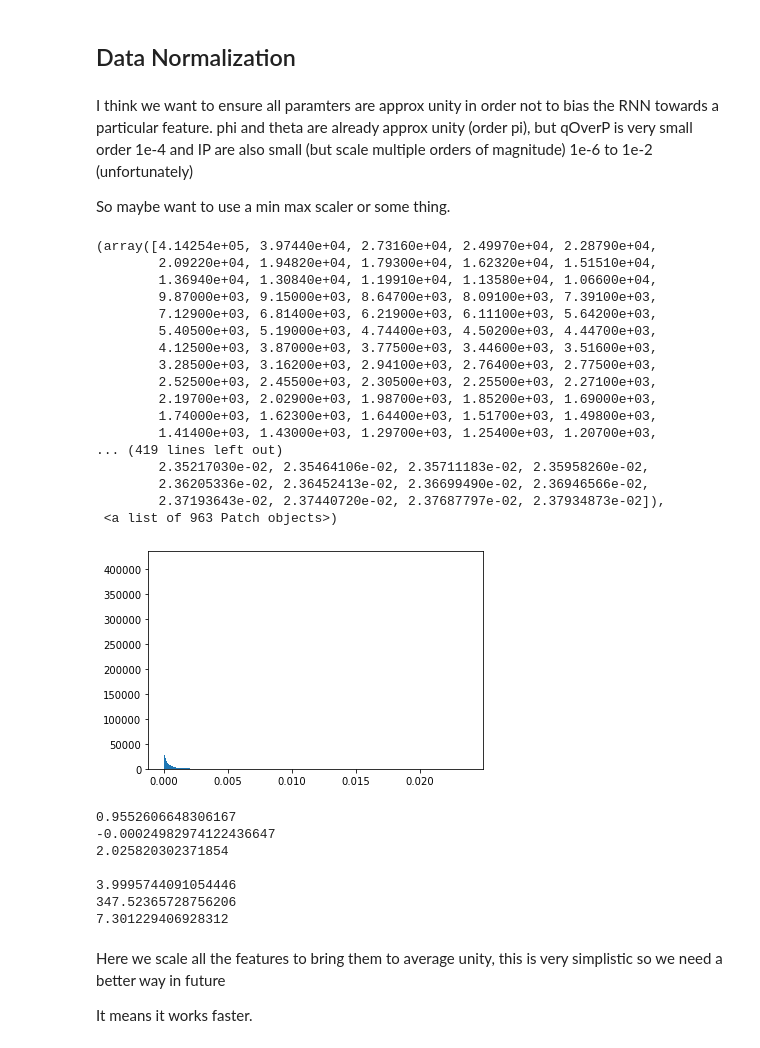
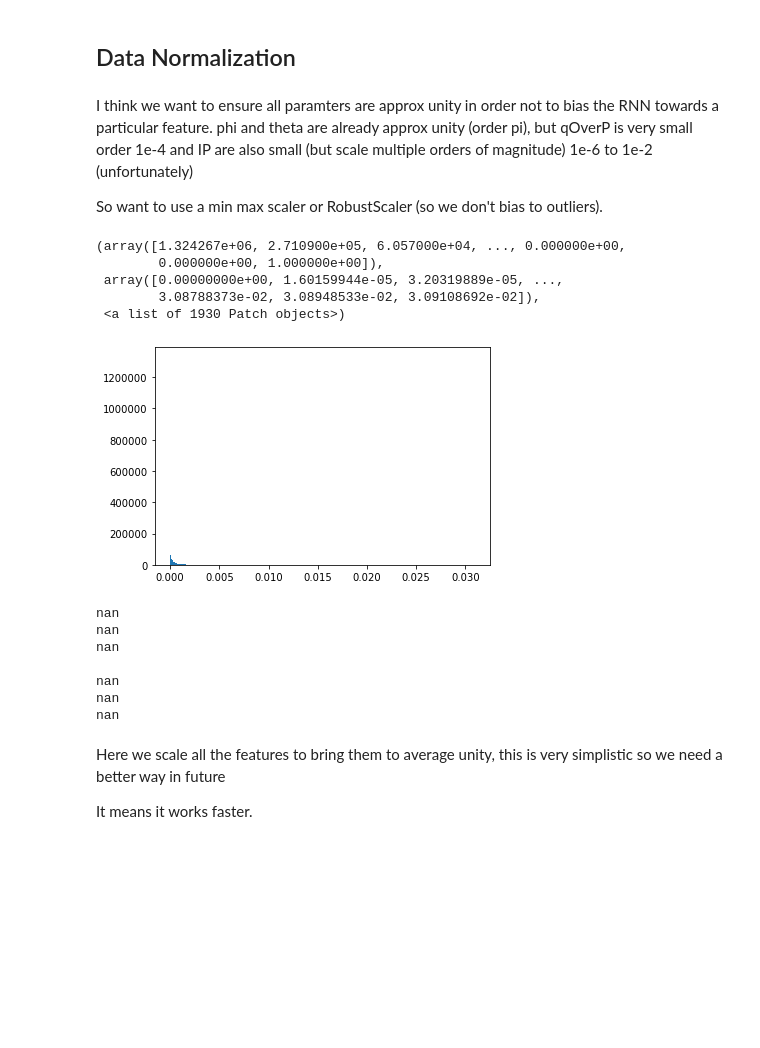
Before and after one commit to gregbarbour/RNNProject, a Jupyter notebook: an_rnn_example.ipynb, the cells around one changed output. Drawn from its saved outputs; the diff is of its cells as text; code cells hidden in the pictures; blank space fills up the shorter version.

```diff
--- a/an_rnn_example.ipynb
+++ b/an_rnn_example.ipynb
@@ -21,7 +23,7 @@ For features, first try d0, z0, phi, theta, qOverP, (refPx, refPy, refPz)?. Esse
 
 For labels, Xs, Ys, Zs, Xt, Yt, Zt. That is the secondary and tertiary vertices. Omit the primary as this has been fixed to (0,0,0). This will require some smart selection for c and light jets, where not all vertices are present. If a vertex is not present, could try predicting (0,0,0) or (-1,-1,-1) or previous vertex (prim or sec).
 # %%
-bjets_DF = pd.read_pickle("./bjets_reverse_order_prims.pkl")
+bjets_DF = pd.read_pickle("./bjets_reverse_prims_jetKinTrack.pkl")
 #cjets_DF = pd.read_pickle("./cjets.pkl")
 #ljets_DF = pd.read_pickle("./ljets.pkl")
 # %%
@@ -85,13 +83,3 @@ Maybe want to move this section and order later, after normalization
 np.min(X[:,:,0])
 # %% [output]
 nan
-# %%
-%%time
-
-# This code should do the trick, ordering here by d0 in descinding order,
-# checked that there are no d0 negative vals, so i don't take absolute values
-
-for jet in range(len(bjets_DF)):
-    mat=np.nan_to_num(X[jet]) # Converts nan to 0.0 !!! May need to run this step later if want to minmax scale
-    mat_sort = mat[mat[:,0].argsort()[::-1]]
-    X[jet]=mat_sort
@@ -104,33 +88,20 @@ Wall time: 1.76 s
 # %% [markdown]
 I think we want to ensure all paramters are approx unity in order not to bias the RNN towards a particular feature. phi and theta are already approx unity (order pi), but qOverP is very small order 1e-4 and IP are also small (but scale multiple orders of magnitude) 1e-6 to 1e-2 (unfortunately)
 
-So maybe want to use a min max scaler or some thing.
+So want to use a min max scaler or RobustScaler (so we don't bias to outliers).
 # %%
-d0s = np.reshape(X[:,:,0],(3000000))
+d0s = np.reshape(X[:,:,0],(30*len(bjets_DF)))
 d0s = d0s[~(d0s == np.NaN)]
 d0s
 plt.hist(d0s,bins='scott') # I believe this is the array containing all the d0s
 # %% [output]
-(array([4.14254e+05, 3.97440e+04, 2.73160e+04, 2.49970e+04, 2.28790e+04,
-        2.09220e+04, 1.94820e+04, 1.79300e+04, 1.62320e+04, 1.51510e+04,
-        1.36940e+04, 1.30840e+04, 1.19910e+04, 1.13580e+04, 1.06600e+04,
-        9.87000e+03, 9.15000e+03, 8.64700e+03, 8.09100e+03, 7.39100e+03,
-        7.12900e+03, 6.81400e+03, 6.21900e+03, 6.11100e+03, 5.64200e+03,
-        5.40500e+03, 5.19000e+03, 4.74400e+03, 4.50200e+03, 4.44700e+03,
-        4.12500e+03, 3.87000e+03, 3.77500e+03, 3.44600e+03, 3.51600e+03,
-        3.28500e+03, 3.16200e+03, 2.94100e+03, 2.76400e+03, 2.77500e+03,
-        2.52500e+03, 2.45500e+03, 2.30500e+03, 2.25500e+03, 2.27100e+03,
-        2.19700e+03, 2.02900e+03, 1.98700e+03, 1.85200e+03, 1.69000e+03,
-        1.74000e+03, 1.62300e+03, 1.64400e+03, 1.51700e+03, 1.49800e+03,
-        1.41400e+03, 1.43000e+03, 1.29700e+03, 1.25400e+03, 1.20700e+03,
-... (419 lines left out)
-        2.35217030e-02, 2.35464106e-02, 2.35711183e-02, 2.35958260e-02,
-        2.36205336e-02, 2.36452413e-02, 2.36699490e-02, 2.36946566e-02,
-        2.37193643e-02, 2.37440720e-02, 2.37687797e-02, 2.37934873e-02]),
- <a list of 963 Patch objects>)
+(array([1.324267e+06, 2.710900e+05, 6.057000e+04, ..., 0.000000e+00,
+        0.000000e+00, 1.000000e+00]),
+ array([0.00000000e+00, 1.60159944e-05, 3.20319889e-05, ...,
+        3.08788373e-02, 3.08948533e-02, 3.09108692e-02]),
+ <a list of 1930 Patch objects>)
-[figure, old version]
+[figure, new version]
 # %%
-X=np.nan_to_num(X)
 print(np.mean(X[:,:,0]*1e4))
 print(np.mean(X[:,:,1]*1e6)) # difficult one to handle this due to large variance
 print(np.mean(X[:,:,4]*1e4))
@@ -141,13 +112,13 @@ print(np.std(X[:,:,4]*1e4))
 # so we will apply the above multiples, this will bring the averages to about unity (unfortunately some outliers will
 # be very large, so probs better to use a min max scaler or something but then exclude 0?)
 # %% [output]
-0.9552606648306167
--0.00024982974122436647
-2.025820302371854
+nan
+nan
+nan
 
-3.9995744091054446
-347.52365728756206
-7.301229406928312
+nan
+nan
+nan
 # %% [markdown]
 Here we scale all the features to bring them to average unity, this is very simplistic so we need a better way in future
 
```
Also changed, not shown: parts of 47 cells of this notebook, 2 other files.
